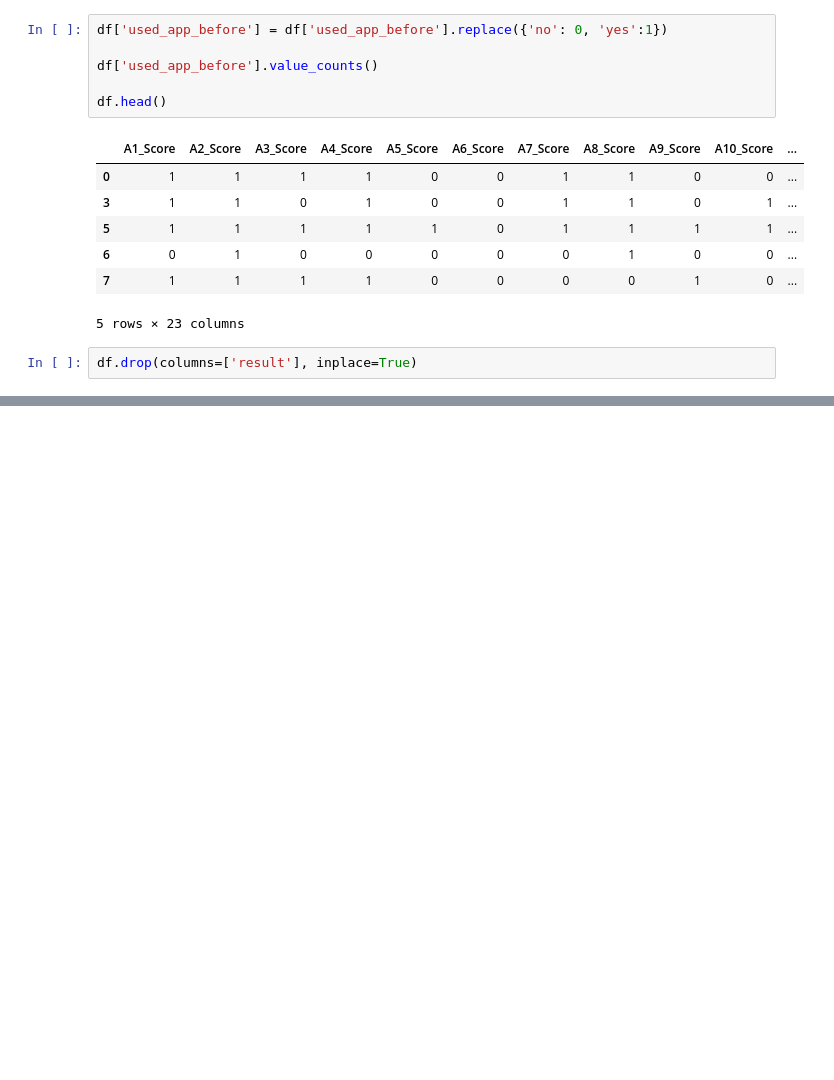
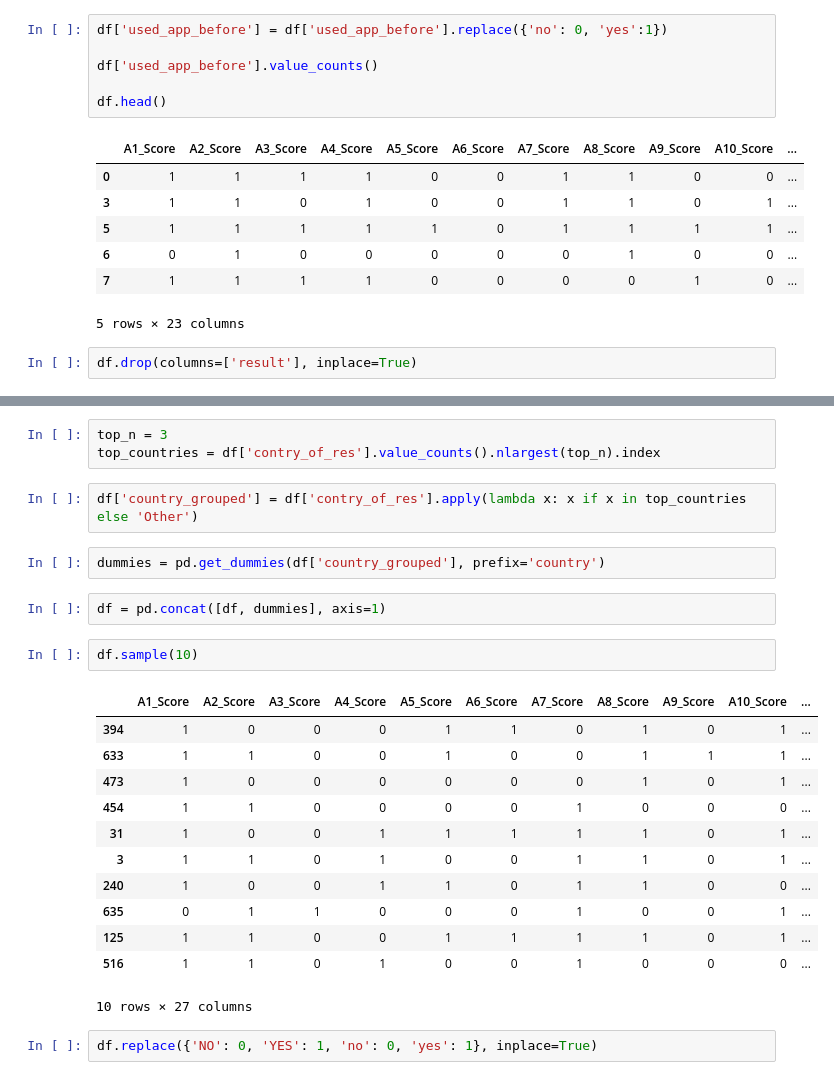
Before and after one commit to YounesBensafia/apriori-qos-asd, a Jupyter notebook: db_informations.ipynb, the cells around one changed output, grey strips where cells are left out. Drawn from its saved outputs; the diff is of its cells as text; blank space fills up the shorter version.

```diff
--- a/db_informations.ipynb
+++ b/db_informations.ipynb
@@ -381 +409,27 @@ df.drop(columns=['result'], inplace=True)
+# %%
+top_n = 3
+top_countries = df['contry_of_res'].value_counts().nlargest(top_n).index
+# %%
+df['country_grouped'] = df['contry_of_res'].apply(lambda x: x if x in top_countries else 'Other')
+# %%
+dummies = pd.get_dummies(df['country_grouped'], prefix='country')
+# %%
+df = pd.concat([df, dummies], axis=1)
+# %%
+df.sample(10)
+# %% [output]
+|  | A1_Score | A2_Score | A3_Score | A4_Score | A5_Score | A6_Score | A7_Score | A8_Score | A9_Score | A10_Score | ... |
+| 394 | 1 | 0 | 0 | 0 | 1 | 1 | 0 | 1 | 0 | 1 | ... |
+| 633 | 1 | 1 | 0 | 0 | 1 | 0 | 0 | 1 | 1 | 1 | ... |
+| 473 | 1 | 0 | 0 | 0 | 0 | 0 | 0 | 1 | 0 | 1 | ... |
+| 454 | 1 | 1 | 0 | 0 | 0 | 0 | 1 | 0 | 0 | 0 | ... |
+| 31 | 1 | 0 | 0 | 1 | 1 | 1 | 1 | 1 | 0 | 1 | ... |
+| 3 | 1 | 1 | 0 | 1 | 0 | 0 | 1 | 1 | 0 | 1 | ... |
+| 240 | 1 | 0 | 0 | 1 | 1 | 0 | 1 | 1 | 0 | 0 | ... |
+| 635 | 0 | 1 | 1 | 0 | 0 | 0 | 1 | 0 | 0 | 1 | ... |
+| 125 | 1 | 1 | 0 | 0 | 1 | 1 | 1 | 1 | 0 | 1 | ... |
+| 516 | 1 | 1 | 0 | 1 | 0 | 0 | 1 | 0 | 0 | 0 | ... |
+10 rows × 27 columns
+# %%
+df.replace({'NO': 0, 'YES': 1, 'no': 0, 'yes': 1}, inplace=True)
 # %%
```
Also changed, not shown: parts of 16 cells of this notebook.
